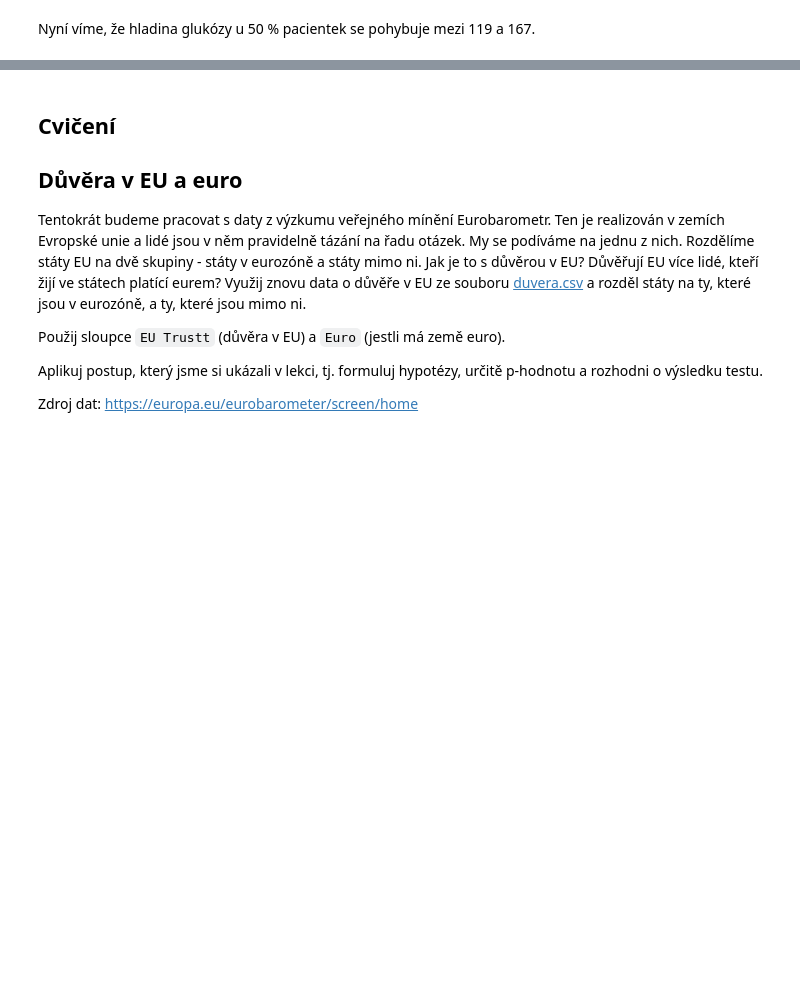
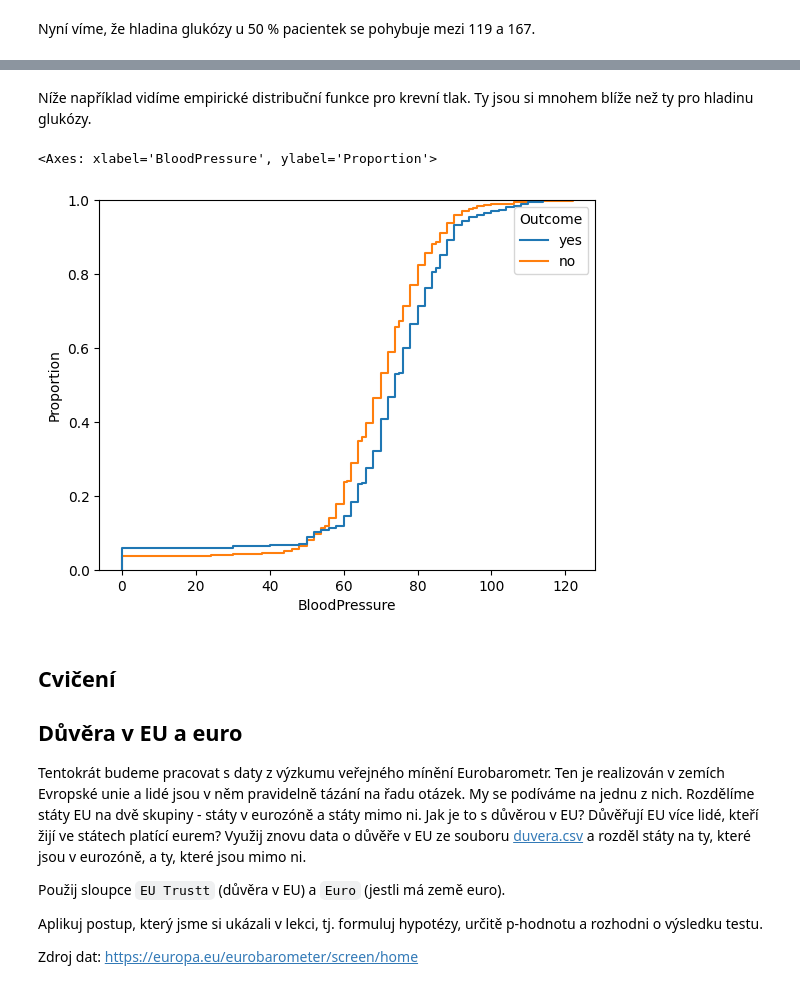
Before and after one commit to pesikj/PythonProDataScience, a Jupyter notebook: 04/lekce.ipynb, the cells around one changed output, grey strips where cells are left out. Cells and saved outputs as stored; diff of their text form; code cells hidden in the pictures; blank space fills up the shorter version.

```diff
--- a/04/lekce.ipynb
+++ b/04/lekce.ipynb
@@ -287,3 +313,10 @@ Nyní víme, že hladina glukózy u 50 % pacientek se pohybuje mezi 119 a 167.
+# %% [markdown]
+Níže například vidíme empirické distribuční funkce pro krevní tlak. Ty jsou si mnohem blíže než ty pro hladinu glukózy.
+# %%
+sns.ecdfplot(data=data, x="BloodPressure", hue="Outcome")
+# %% [output]
+<Axes: xlabel='BloodPressure', ylabel='Proportion'>
+[figure, added]
 # %% [markdown]
 ## Cvičení
 
```
Also changed, not shown: parts of 6 cells of this notebook, 2 other files.
